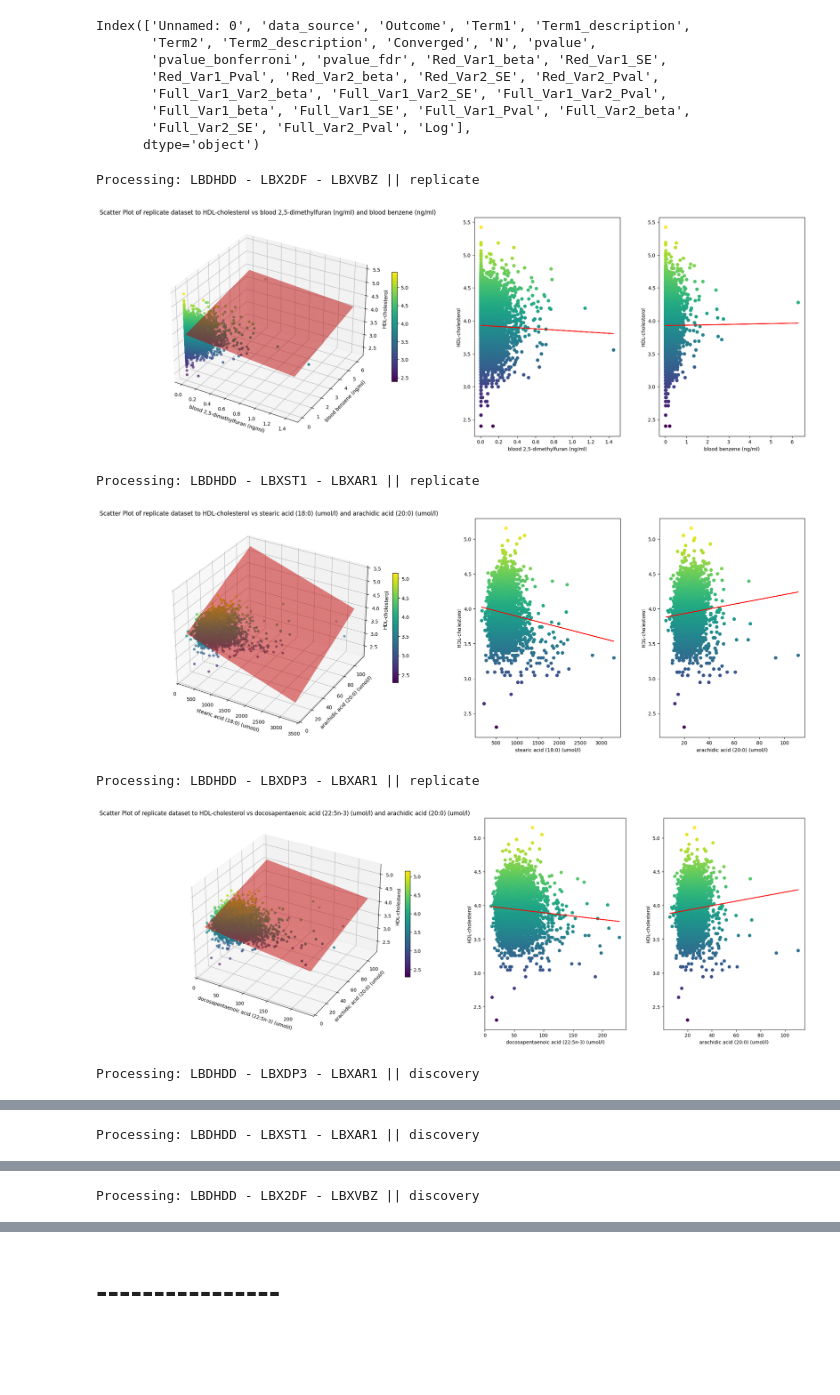
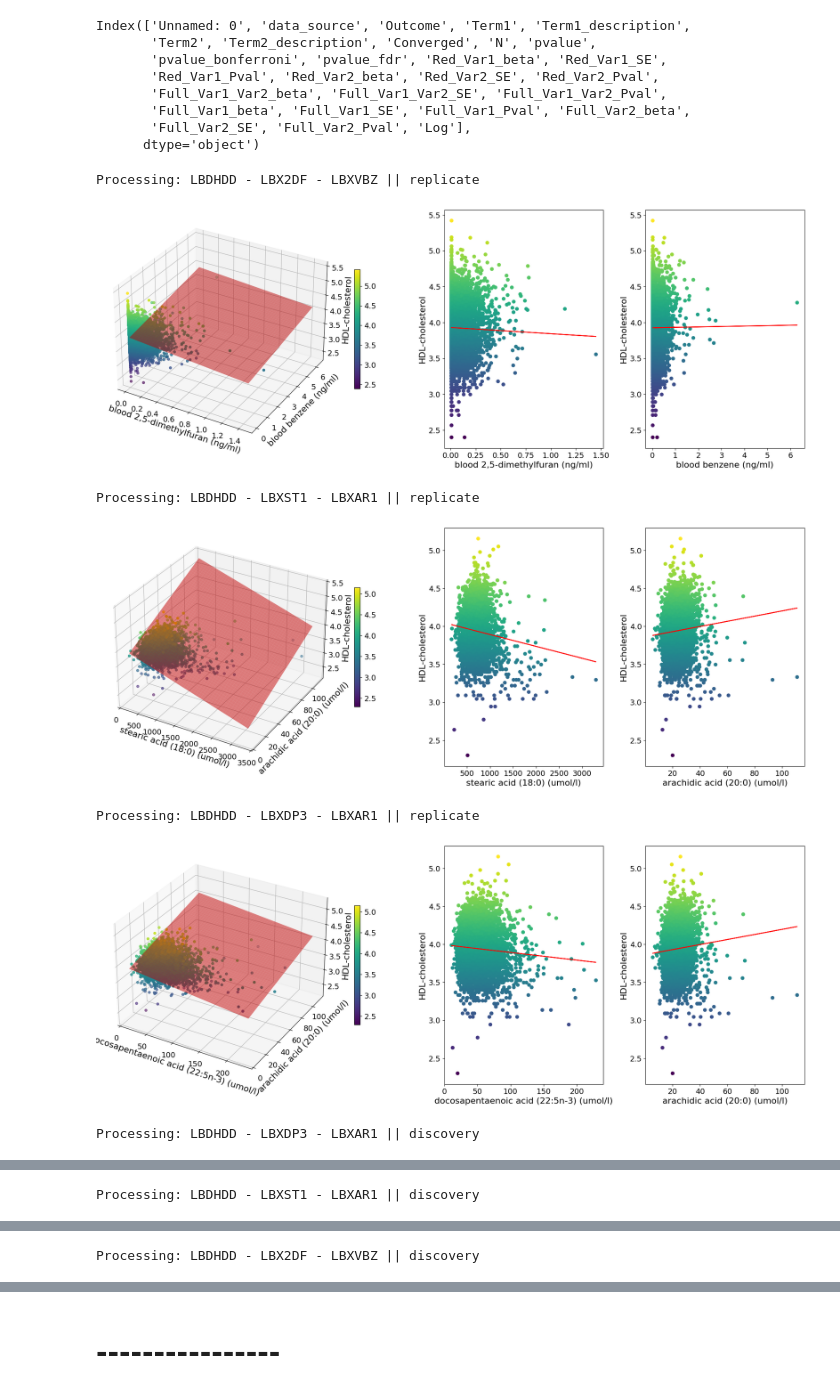
Before and after one commit to HallLab/pbs_igem, a Jupyter notebook: scripts/Phase_7_Merge_Results.ipynb, the cells around one changed output, grey strips where cells are left out. Saved outputs shown, nothing was run; the diff lists cells and outputs as text; code cells hidden in the pictures; blank space fills up the shorter version.

```diff
--- a/scripts/Phase_7_Merge_Results.ipynb
+++ b/scripts/Phase_7_Merge_Results.ipynb
@@ -213,6 +213,8 @@ from sklearn.linear_model import LinearRegression
 # from mpl_toolkits.mplot3d import Axes3D
 from mpl_toolkits.axes_grid1 import make_axes_locatable
 
+# Configurar tamanhos de fonte globais
+plt.rcParams.update({'font.size': 14})
 
 # Loop para cada resultado significativo de Outcome
 for i_mappair in df_results_outcome.index:
@@ -259,52 +261,53 @@ for i_mappair in df_results_outcome.index:
         # Adicionar a superfície de tendência
         ax1.plot_surface(x_surf, y_surf, z_surf, color='red', alpha=0.5)
 
-        ax1.set_xlabel(e1_desc)
-        ax1.set_ylabel(e2_desc)
-        ax1.set_zlabel(out)
-        ax1.set_title(f'Scatter Plot of {source} dataset to {out} vs {e1_desc} and {e2_desc}')
+        ax1.set_xlabel(e1_desc, fontsize=16)
+        ax1.set_ylabel(e2_desc, fontsize=16)
+        ax1.set_zlabel(out, fontsize=16)
+        # ax1.set_title(f'Scatter Plot of {source} dataset to {out} vs {e1_desc} and {e2_desc}', fontsize=18)
+
 
         # Adicionar barra de cor
         cb = plt.colorbar(sc, ax=ax1, shrink=0.5)
-        # cb.set_label(out)
+        # cb.set_label(out, fontsize=16)
 
         # # Criar um novo eixo para a barra de cor na esquerda
         # divider = make_axes_locatable(ax1)
         # cax = divider.append_axes("left", size="5%", pad=0.1)
         # cb = plt.colorbar(sc, cax=cax)
         # cb.set_label(out)
 
 
 
     # Adicionar gráficos 2D de regressão
     ax3 = fig.add_subplot(gs[1])
     sc3 = ax3.scatter(df_exe[e1], df_exe[outcome], c=df_exe[outcome], cmap='viridis', label=f'{e1} vs {outcome}')
     X_e1 = df_exe[[e1]]
     reg_e1 = LinearRegression().fit(X_e1, y)
     ax3.plot(X_e1, reg_e1.predict(X_e1), color='red')
-    ax3.set_xlabel(e1_desc)
-    ax3.set_ylabel(out)
-    # ax3.set_title(f'{out} vs {e1}')
+    ax3.set_xlabel(e1_desc, fontsize=16)
+    ax3.set_ylabel(out, fontsize=16)
+    # ax3.set_title(f'{out} vs {e1}', fontsize=18)
     # cb3 = plt.colorbar(sc3, ax=ax3, shrink=0.5)
-    # cb3.set_label(outcome)
+    # cb3.set_label(outcome, fontsize=16)
 
     ax4 = fig.add_subplot(gs[2])
     sc4 = ax4.scatter(df_exe[e2], df_exe[outcome], c=df_exe[outcome], cmap='viridis', label=f'{e2} vs {outcome}')
     X_e2 = df_exe[[e2]]
     reg_e2 = LinearRegression().fit(X_e2, y)
     ax4.plot(X_e2, reg_e2.predict(X_e2), color='red')
-    ax4.set_xlabel(e2_desc)
-    ax4.set_ylabel(out)
-    # ax4.set_title(f'{out} vs {e2}')
+    ax4.set_xlabel(e2_desc, fontsize=16)
+    ax4.set_ylabel(out, fontsize=16)
+    # ax4.set_title(f'{out} vs {e2}', fontsize=18)
     # cb4 = plt.colorbar(sc4, ax=ax4, shrink=0.5)
-    # cb4.set_label(outcome)
+    # cb4.set_label(outcome, fontsize=16)
 
     plt.show()
 # %% [output]
 Processing: LBDHDD - LBX2DF - LBXVBZ || replicate
-[figure, old version]
+[figure, new version]
 Processing: LBDHDD - LBXST1 - LBXAR1 || replicate
-[figure, old version]
+[figure, new version]
 Processing: LBDHDD - LBXDP3 - LBXAR1 || replicate
-[figure, old version]
+[figure, new version]
 Processing: LBDHDD - LBXDP3 - LBXAR1 || discovery
```
Also changed, not shown: parts of 1 cell of this notebook, 4 other files.
